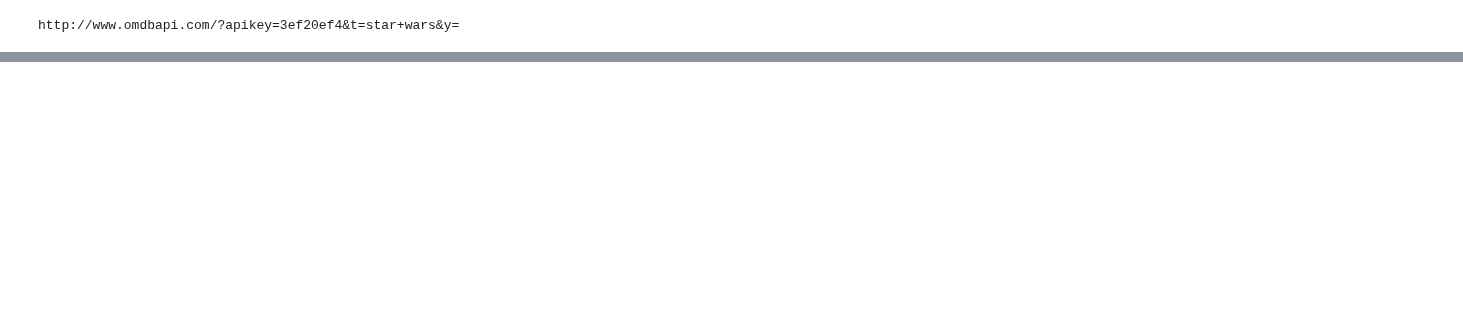
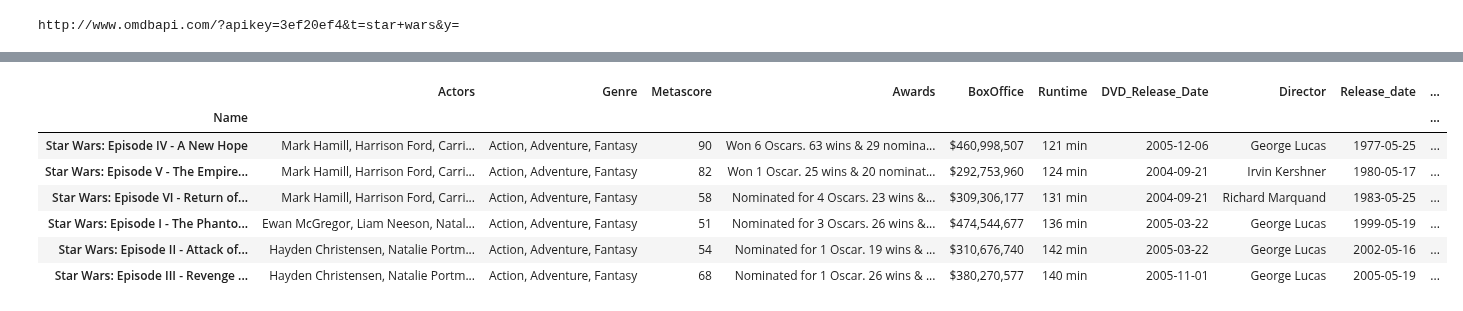
Before and after one commit to cbarraza93/Project_2, a Jupyter notebook: notebook.ipynb, the cells around one changed output, grey strips where cells are left out. Saved outputs shown, nothing was run; the diff lists cells and outputs as text; code cells hidden in the pictures; blank space fills up the shorter version.

```diff
--- a/notebook.ipynb
+++ b/notebook.ipynb
@@ -139,0 +257,13 @@ http://www.omdbapi.com/?apikey=3ef20ef4&t=star+wars&y=
+# %%
+final_df = final.drop(columns=['Title','key_0','Episode_id'])
+# %%
+final_df
+# %% [output]
+|  | Actors | Genre | Metascore | Awards | BoxOffice | Runtime | DVD_Release_Date | Director | Release_date | ... |
+| Name |  |  |  |  |  |  |  |  |  | ... |
+| Star Wars: Episode IV - A New Hope | Mark Hamill, Harrison Ford, Carri... | Action, Adventure, Fantasy | 90 | Won 6 Oscars. 63 wins & 29 nomina... | $460,998,507 | 121 min | 2005-12-06 | George Lucas | 1977-05-25 | ... |
+| Star Wars: Episode V - The Empire... | Mark Hamill, Harrison Ford, Carri... | Action, Adventure, Fantasy | 82 | Won 1 Oscar. 25 wins & 20 nominat... | $292,753,960 | 124 min | 2004-09-21 | Irvin Kershner | 1980-05-17 | ... |
+| Star Wars: Episode VI - Return of... | Mark Hamill, Harrison Ford, Carri... | Action, Adventure, Fantasy | 58 | Nominated for 4 Oscars. 23 wins &... | $309,306,177 | 131 min | 2004-09-21 | Richard Marquand | 1983-05-25 | ... |
+| Star Wars: Episode I - The Phanto... | Ewan McGregor, Liam Neeson, Natal... | Action, Adventure, Fantasy | 51 | Nominated for 3 Oscars. 26 wins &... | $474,544,677 | 136 min | 2005-03-22 | George Lucas | 1999-05-19 | ... |
+| Star Wars: Episode II - Attack of... | Hayden Christensen, Natalie Portm... | Action, Adventure, Fantasy | 54 | Nominated for 1 Oscar. 19 wins & ... | $310,676,740 | 142 min | 2005-03-22 | George Lucas | 2002-05-16 | ... |
+| Star Wars: Episode III - Revenge ... | Hayden Christensen, Natalie Portm... | Action, Adventure, Fantasy | 68 | Nominated for 1 Oscar. 26 wins & ... | $380,270,577 | 140 min | 2005-11-01 | George Lucas | 2005-05-19 | ... |
```
Also changed, not shown: parts of 14 cells of this notebook.
